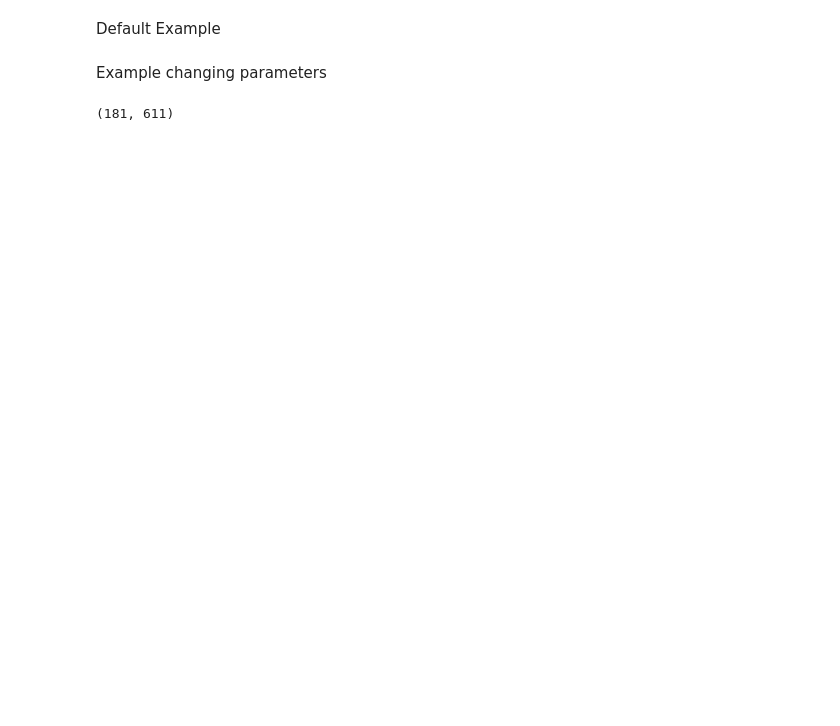
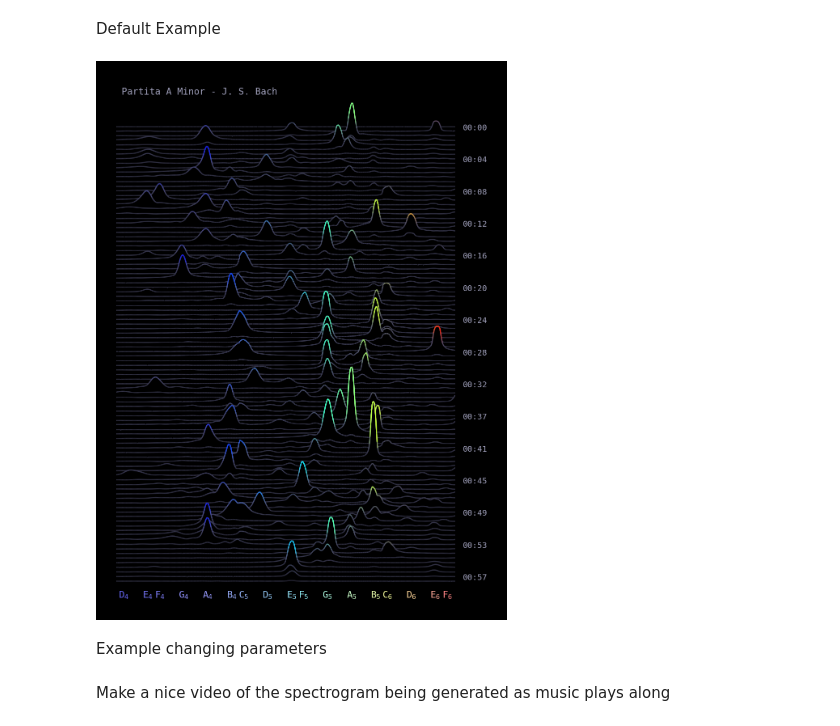
Before and after one commit to pererossello/espectrograma, a Jupyter notebook: example.ipynb, the cells around one changed output. Cells and saved outputs as stored; diff of their text form; code cells hidden in the pictures; blank space fills up the shorter version.

```diff
--- a/example.ipynb
+++ b/example.ipynb
@@ -11,19 +11,23 @@ Default Example
 # %%
 path_audio = 'songs/bach_A_minor.mp3'
 
 Spec = Spectrogram(path_audio)
 
 # Set the frequency range (notes or frequency values)
 Spec.set_freq_range('C#4', 'F#6')
 
 # Set the window size of the spectrogram
 window_size = 0.1  # seconds
 Spec.make_spectrogram(window_size)
 
 Spec.set_title(title='Partita A Minor - J. S. Bach')
 
-savepath = 'Bach_A_minor.png'
-Spec.plot(savepath=savepath)
+savepath = 'figures/Bach_A_minor.png'
+Spec.plot(savepath=savepath,
+          show=True  # defaults to False
+          )
+# %% [output]
+[figure, added]
 # %% [markdown]
 Example changing parameters
 # %%
@@ -69,7 +73,5 @@ Spec.set_yticks(modify='l0.5',
 
 savepath = 'figures/moonlight.png'
 Spec.plot(savepath=savepath)
-
-print(Spec.spec.shape)
-# %% [output]
-(181, 611)
+# %% [markdown]
+Make a nice video of the spectrogram being generated as music plays along
```
Also changed, not shown: parts of 1 cell of this notebook, 4 other files.
